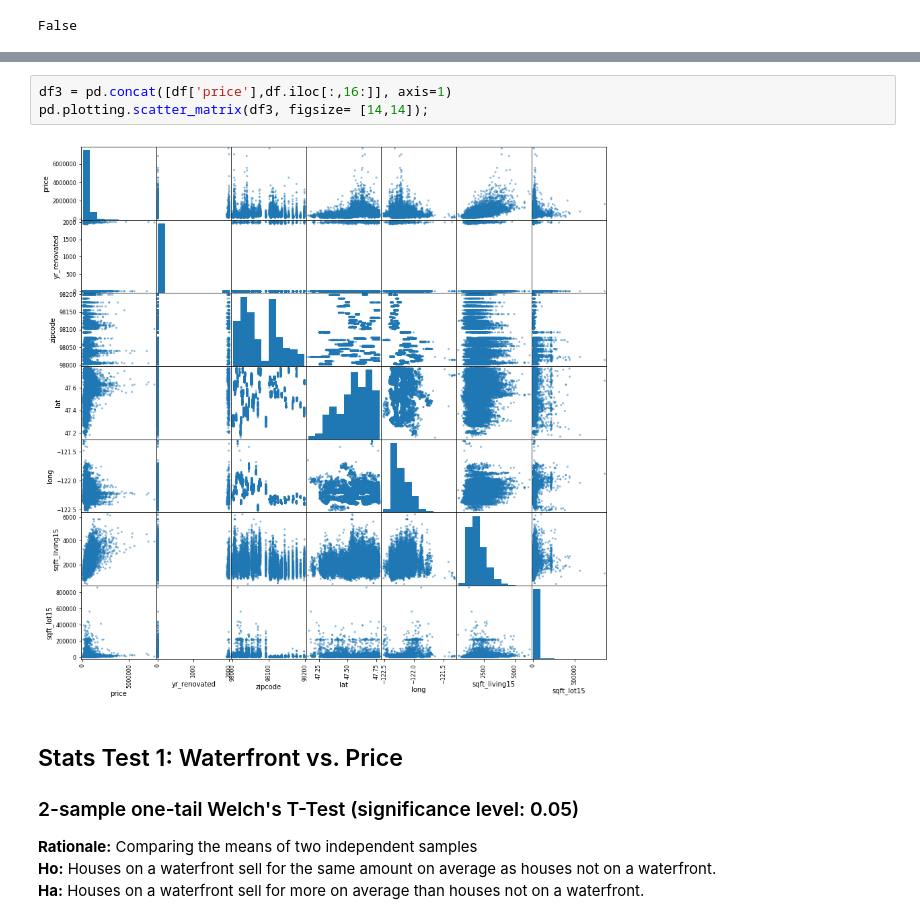
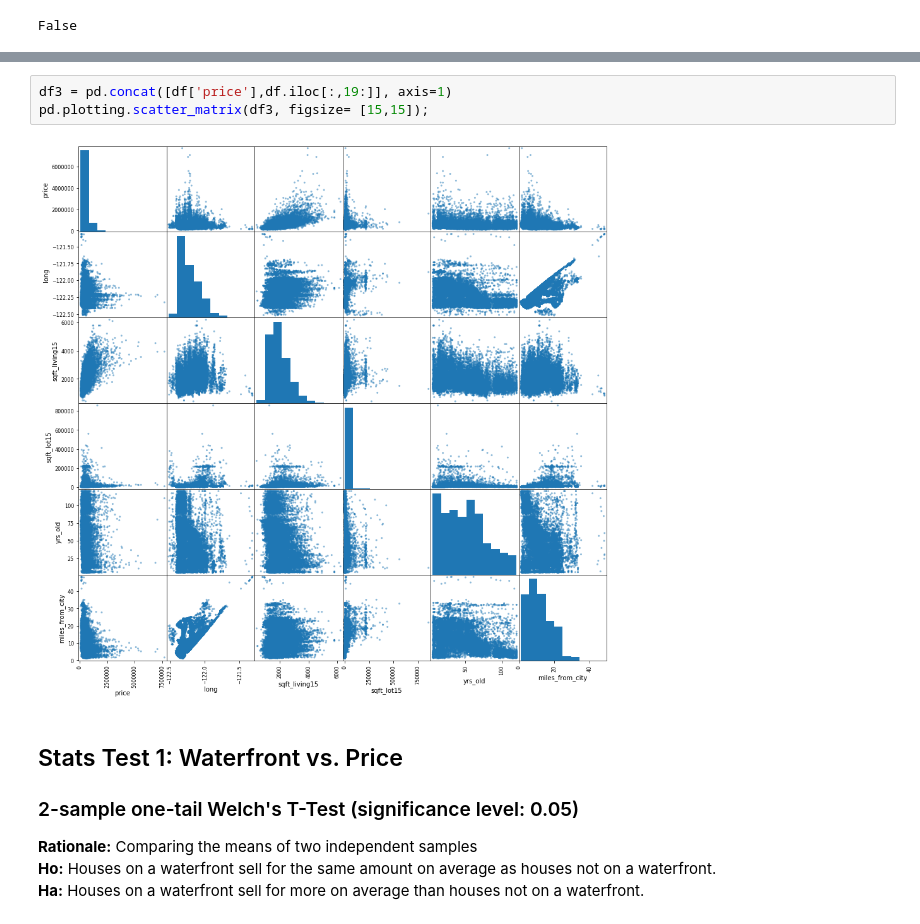
Before and after one commit to khyateed/predicting-housing-prices, a Jupyter notebook: eda.ipynb, the cells around one changed output, grey strips where cells are left out. Cells and saved outputs as stored; diff of their text form.

```diff
--- a/eda.ipynb
+++ b/eda.ipynb
@@ -176,8 +204,8 @@ pd.plotting.scatter_matrix(df2, figsize= [14,14]);
 # %%
-df3 = pd.concat([df['price'],df.iloc[:,16:]], axis=1)
-pd.plotting.scatter_matrix(df3, figsize= [14,14]);
+df3 = pd.concat([df['price'],df.iloc[:,19:]], axis=1)
+pd.plotting.scatter_matrix(df3, figsize= [15,15]);
 # %% [output]
-[figure, old version]
+[figure, new version]
 # %% [markdown]
 ## Stats Test 1: Waterfront vs. Price
 ### 2-sample one-tail Welch's T-Test (significance level: 0.05)
```
Also changed, not shown: parts of 22 cells of this notebook.
